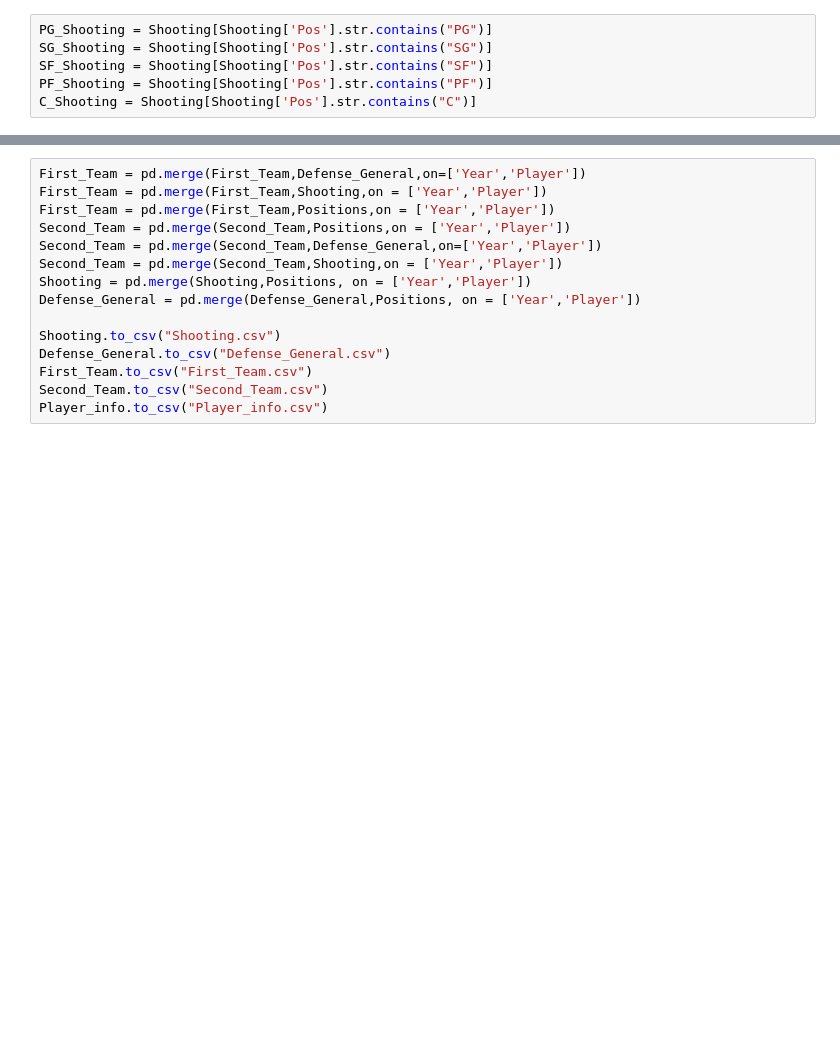
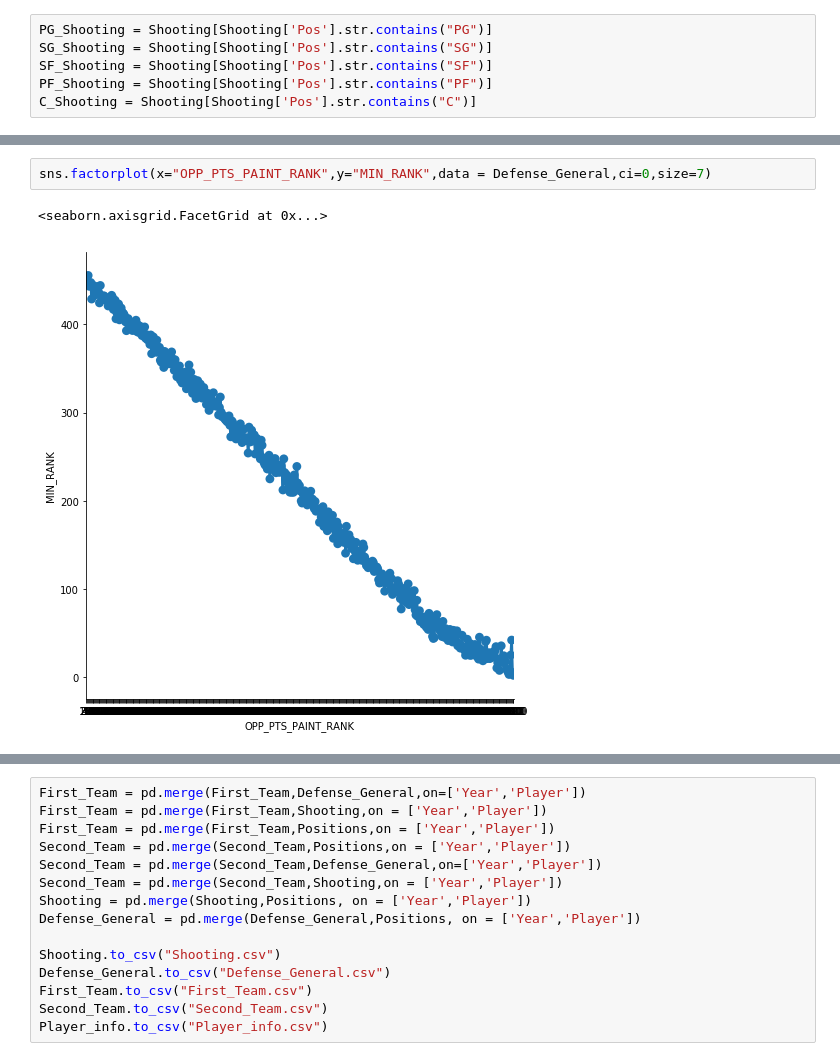
Before and after one commit to jon88cho/Basketball, a Jupyter notebook: Defense/Defensive_Impact.ipynb, the cells around one changed output, grey strips where cells are left out. Saved outputs shown, nothing was run; the diff lists cells and outputs as text; blank space fills up the shorter version.

```diff
--- a/Defense/Defensive_Impact.ipynb
+++ b/Defense/Defensive_Impact.ipynb
@@ -88,0 +220,5 @@ C_Shooting = Shooting[Shooting['Pos'].str.contains("C")]
+# %%
+sns.factorplot(x="OPP_PTS_PAINT_RANK",y="MIN_RANK",data = Defense_General,ci=0,size=7)
+# %% [output]
+<seaborn.axisgrid.FacetGrid at 0x...>
+[figure, added]
```
Also changed, not shown: parts of 58 cells of this notebook, 1 other file.
